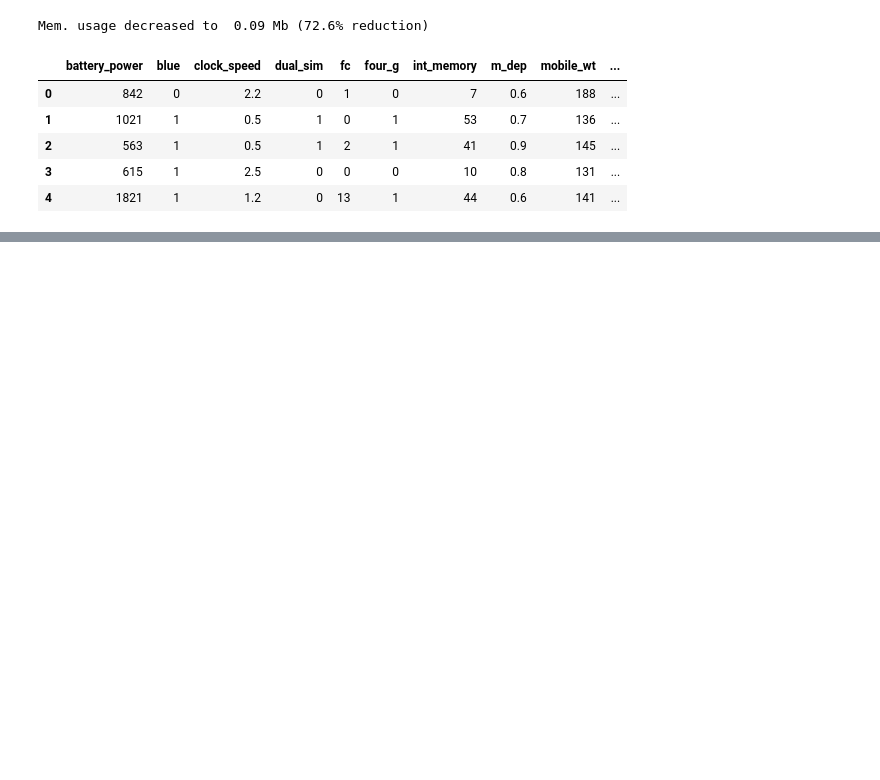
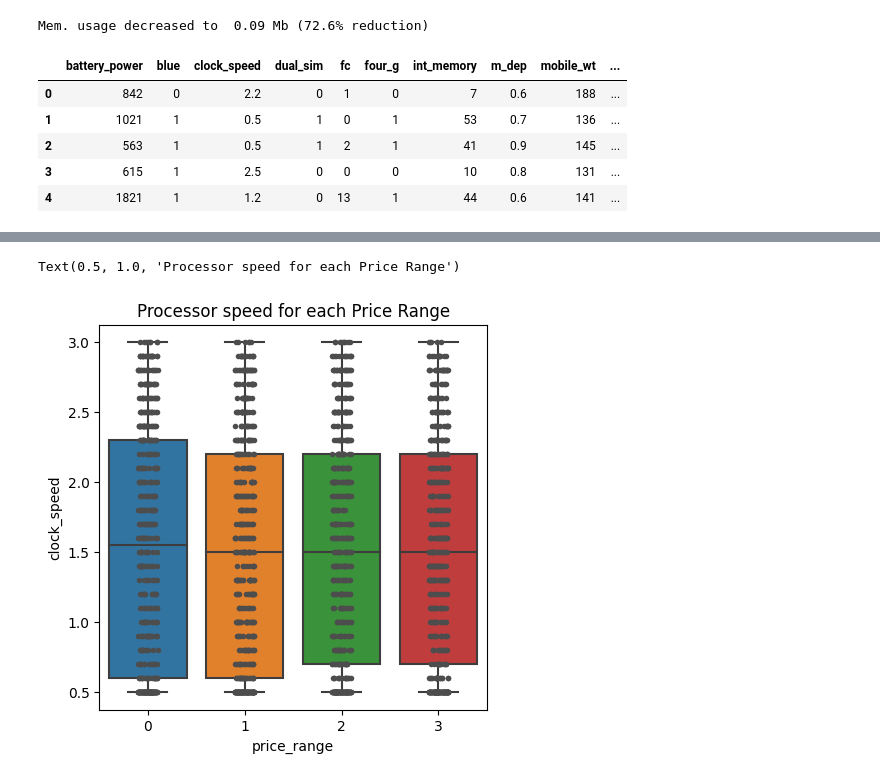
Before and after one commit to Ezzaldin97/dvc-mlops-workflow, a Jupyter notebook: dev/eda.ipynb, the cells around one changed output, grey strips where cells are left out. Cells and saved outputs as stored; diff of their text form; code cells hidden in the pictures; blank space fills up the shorter version.

```diff
--- a/dev/eda.ipynb
+++ b/dev/eda.ipynb
@@ -51,0 +98,10 @@ Mem. usage decreased to  0.09 Mb (72.6% reduction)
+# %%
+# looks like no difference between all price ranges...
+f, ax = plt.subplots(figsize=(5, 5))
+sns.boxplot(y="clock_speed", x="price_range", data=df)
+sns.stripplot(y="clock_speed", x="price_range", data=df,
+              size=4, color=".3", linewidth=0)
+ax.set_title("Processor speed for each Price Range")
+# %% [output]
+Text(0.5, 1.0, 'Processor speed for each Price Range')
+[figure, added]
```
Also changed, not shown: parts of 37 cells of this notebook, 2 other files.
